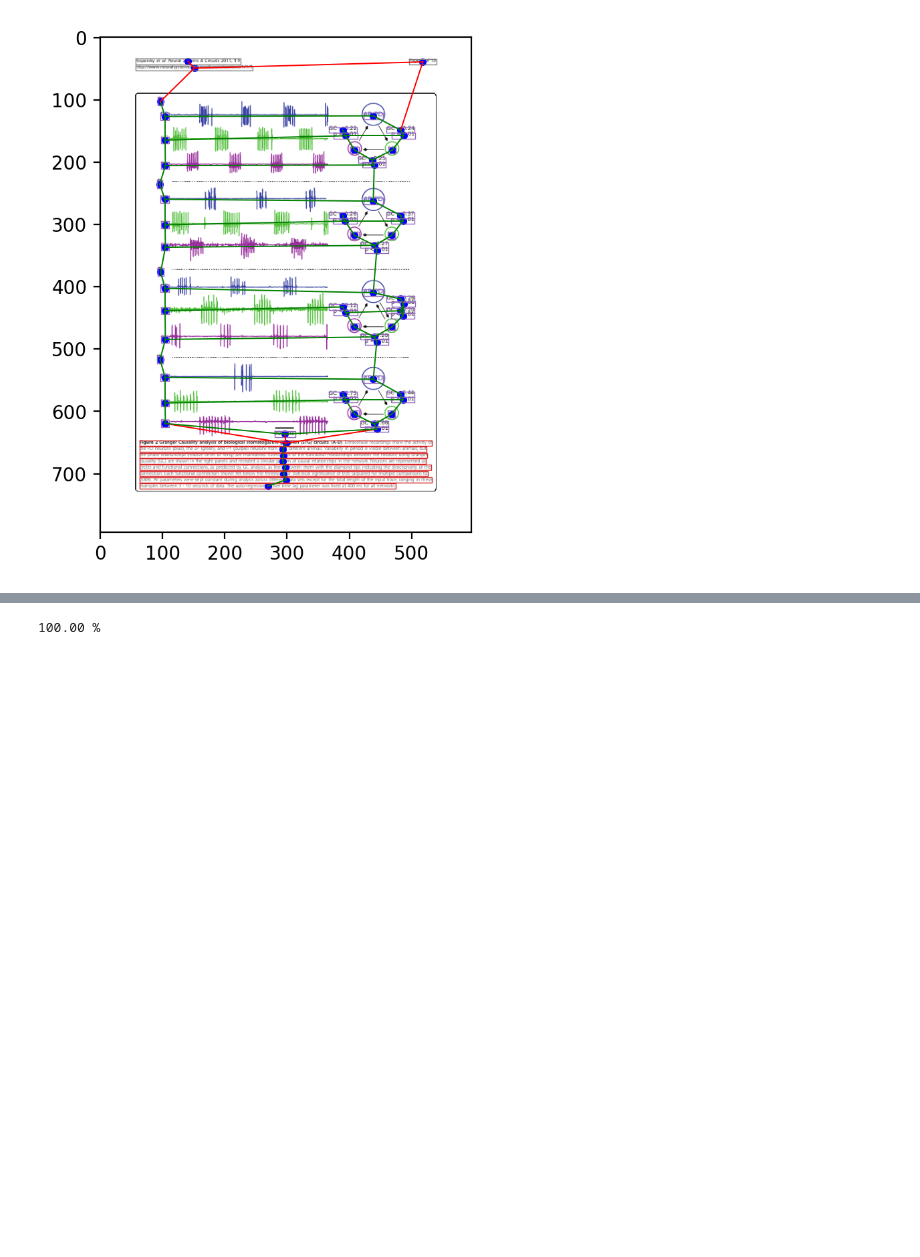
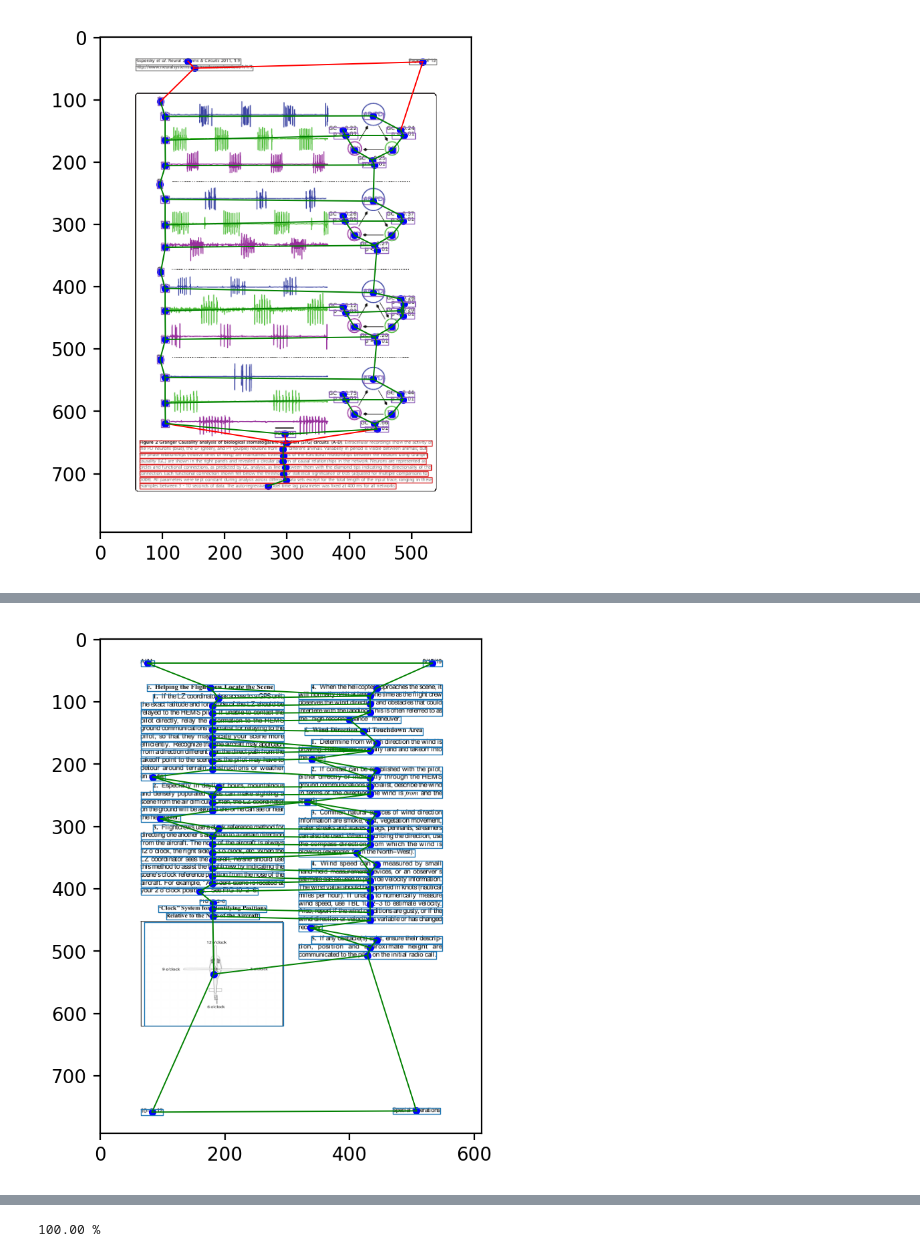
Before and after one commit to YRL-AIDA/rows2regionsGLAM, a Jupyter notebook: notebooks/rows2regions_model_pub2doc_doc2pub.ipynb, the cells around one changed output, grey strips where cells are left out. Saved outputs shown, nothing was run; the diff lists cells and outputs as text; code cells hidden in the pictures; blank space fills up the shorter version.

```diff
--- a/notebooks/rows2regions_model_pub2doc_doc2pub.ipynb
+++ b/notebooks/rows2regions_model_pub2doc_doc2pub.ipynb
@@ -31,7 +58,17 @@ from rows2regionsGLAM.models.rowGLAM import TagModule, NodeGLAM, EdgeGLAM, Custo
 loger = Loger('log.txt')
 pdf_manager = PDFManager(conf={"loger": loger, "pdf_reader": "PDFMiner"})
 row_manager = RowManager(conf={"loger": loger, "add_image": True})
-coco_manager = COCOManager(conf={"loger": loger, "coco_path": coco_path})
+
+pub_coco_manager = COCOManager(conf={"loger": loger, "coco_path": publaynet_coco_path})
+doc_coco_manager = COCOManager(conf={"loger": loger, "coco_path": doclaynet_coco_path})
+
 ploter = Ploter(conf={"loger": loger})
 tokenizer = RowGLAMTokenizer()
 loger(tokenizer.get_name())
+
+pdf2torch_dict = Cacher({
+    "loger": loger,
+    "pdf_manager": pdf_manager,
+    "row_manager": row_manager,
+    "tokenizer": tokenizer
+})
@@ -278,0 +252,16 @@ trainer.start_train(5, dataset)
+# %%
+file_names = list(json_true_regions.keys())
+file_names.sort()
+# %%
+# отрисовка, проверка работы менеджеров
+num_file = 1
+file_name = file_names[num_file]
+dataset_file = os.path.join(doclaynet_train_pdf_path, file_name)
+pdf_json, pdf_img = pdf_manager.get_json_and_img_from_pdf(dataset_file, num_page=0)
+row_json = row_manager.get_row_json_from_pdf_json(pdf_json)
+torch_dict = tokenizer(row_json, pdf_img)
+ploter.set_dpi(200)
+ploter.plot_img(pdf_img)
+ploter.plot_tokens(tokenizer, torch_dict)
+# %% [output]
+[figure, added]
```
Also changed, not shown: parts of 68 cells of this notebook, 11 other files.
